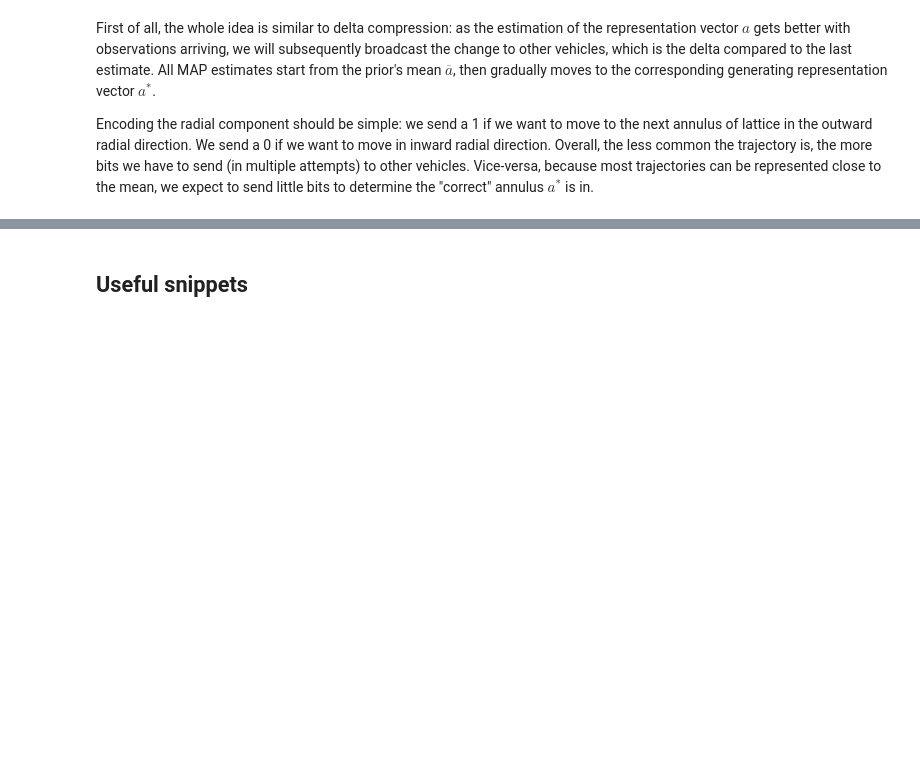
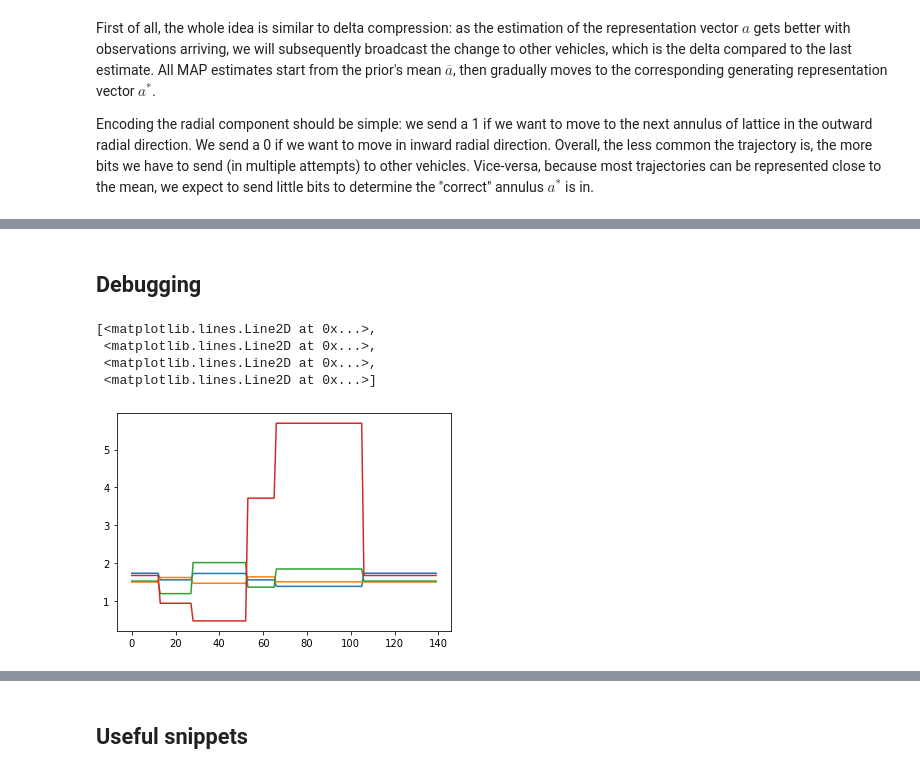
Before and after one commit to thinhhoang95/anomaly-detection-ngsim2, a Jupyter notebook: spherical_codes2.ipynb, the cells around one changed output, grey strips where cells are left out. Cells and saved outputs as stored; diff of their text form; code cells hidden in the pictures; blank space fills up the shorter version.

```diff
--- a/spherical_codes2.ipynb
+++ b/spherical_codes2.ipynb
@@ -345,0 +371,10 @@ W/O bef/aft cmpr: 160 -> -1 (-0.36%) bits
+# %% [markdown]
+## Debugging
+# %%
+plt.plot(betac_history)
+# %% [output]
+[<matplotlib.lines.Line2D at 0x...>,
+ <matplotlib.lines.Line2D at 0x...>,
+ <matplotlib.lines.Line2D at 0x...>,
+ <matplotlib.lines.Line2D at 0x...>]
+[figure, added]
```
Also changed, not shown: parts of 17 cells of this notebook, 1 other file.
